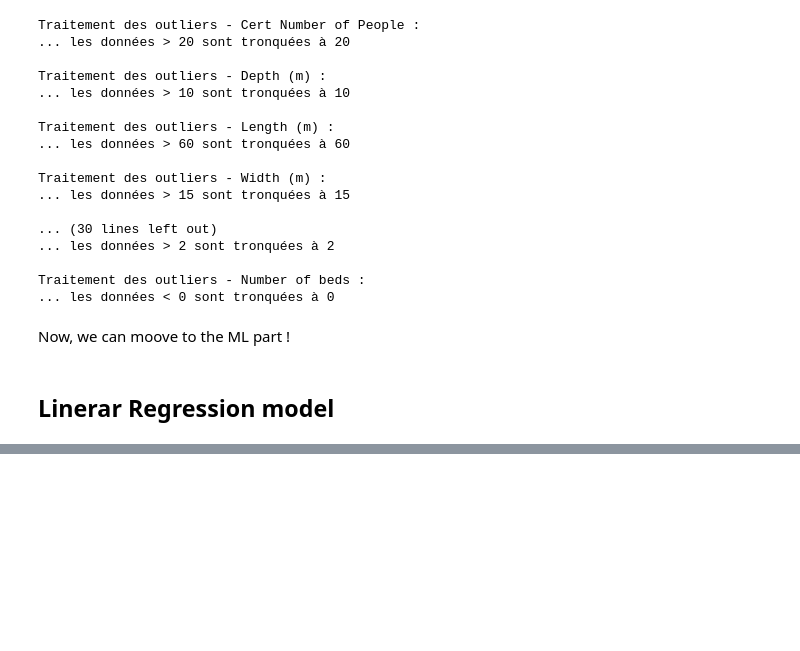
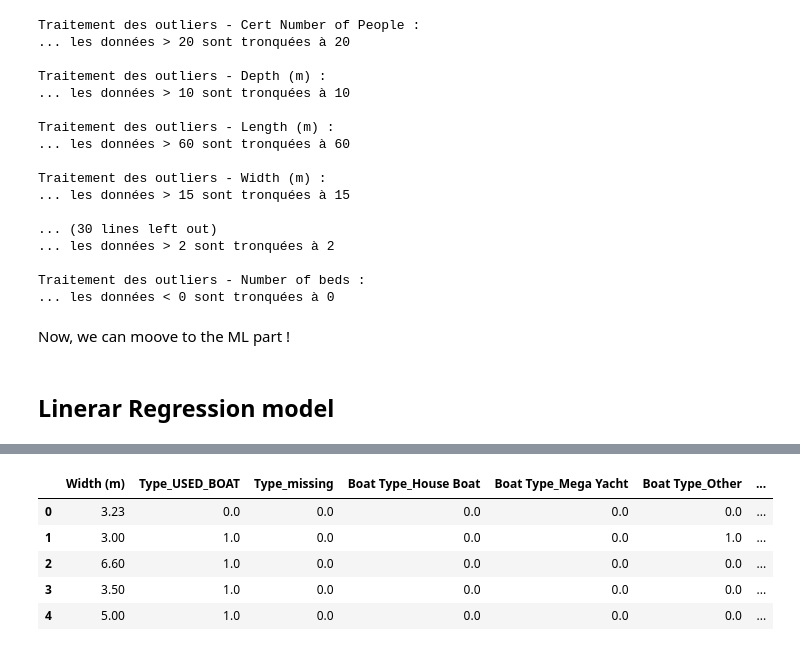
Before and after one commit to guillaumeovf/CarLoanDefault, a Jupyter notebook: Boat_Price.ipynb, the cells around one changed output, grey strips where cells are left out. Saved outputs shown, nothing was run; the diff lists cells and outputs as text; code cells hidden in the pictures; blank space fills up the shorter version.

```diff
--- a/Boat_Price.ipynb
+++ b/Boat_Price.ipynb
@@ -1898,0 +1936,18 @@ Y_feature = 'Price_CHF'
+# %%
+n_features=10
+
+rfe_feat_selec = RFE(estimator=reg,
+                     step=1,
+                     n_features_to_select=n_features)
+rfe_feat_selec.fit(train[X_features], train[Y_feature])
+
+selected_X = pd.DataFrame(train, columns=X_features).columns[rfe_feat_selec.get_support(indices=True)]
+# %%
+train[selected_X].head()
+# %% [output]
+|  | Width (m) | Type_USED_BOAT | Type_missing | Boat Type_House Boat | Boat Type_Mega Yacht | Boat Type_Other | ... |
+| 0 | 3.23 | 0.0 | 0.0 | 0.0 | 0.0 | 0.0 | ... |
+| 1 | 3.00 | 1.0 | 0.0 | 0.0 | 0.0 | 1.0 | ... |
+| 2 | 6.60 | 1.0 | 0.0 | 0.0 | 0.0 | 0.0 | ... |
+| 3 | 3.50 | 1.0 | 0.0 | 0.0 | 0.0 | 0.0 | ... |
+| 4 | 5.00 | 1.0 | 0.0 | 0.0 | 0.0 | 0.0 | ... |
```
Also changed, not shown: parts of 9 cells of this notebook.
